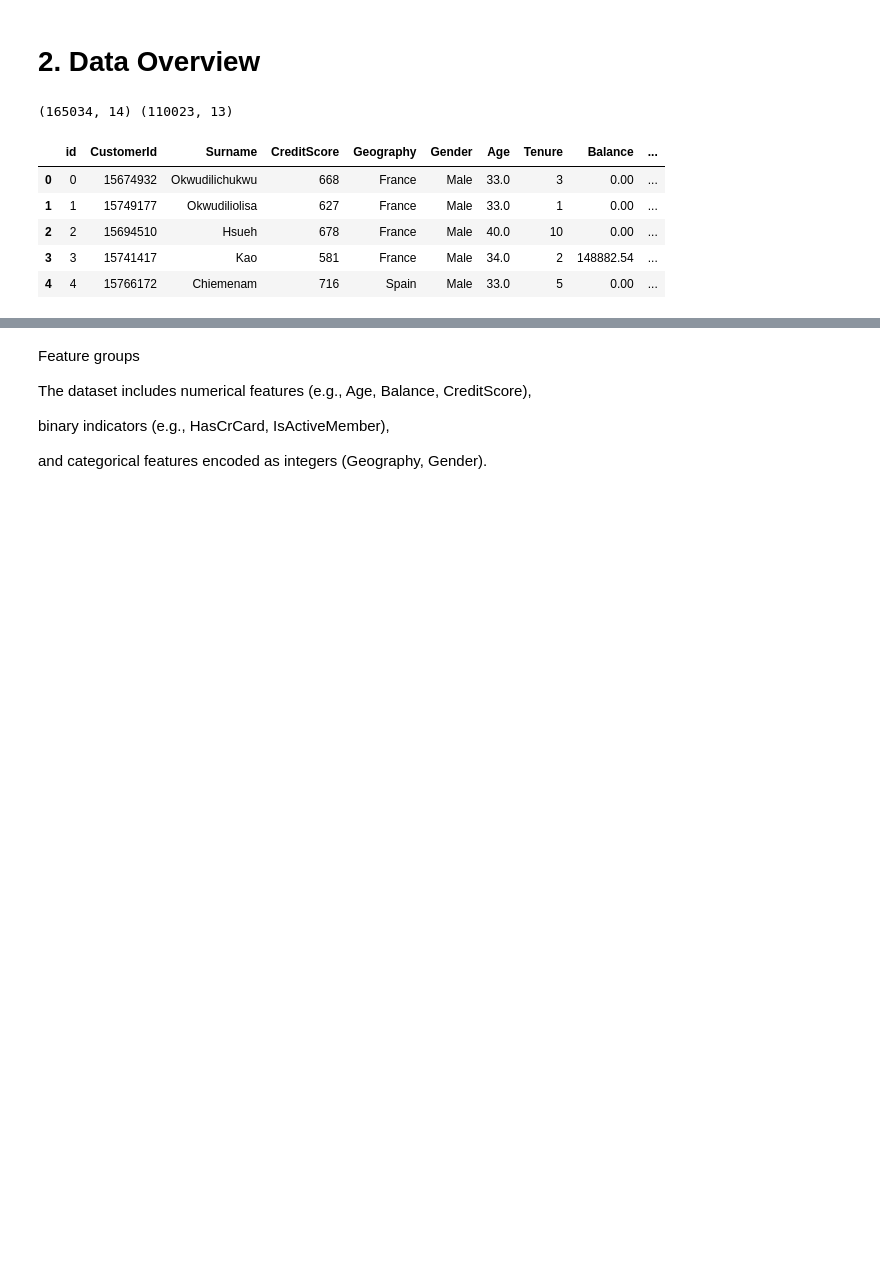
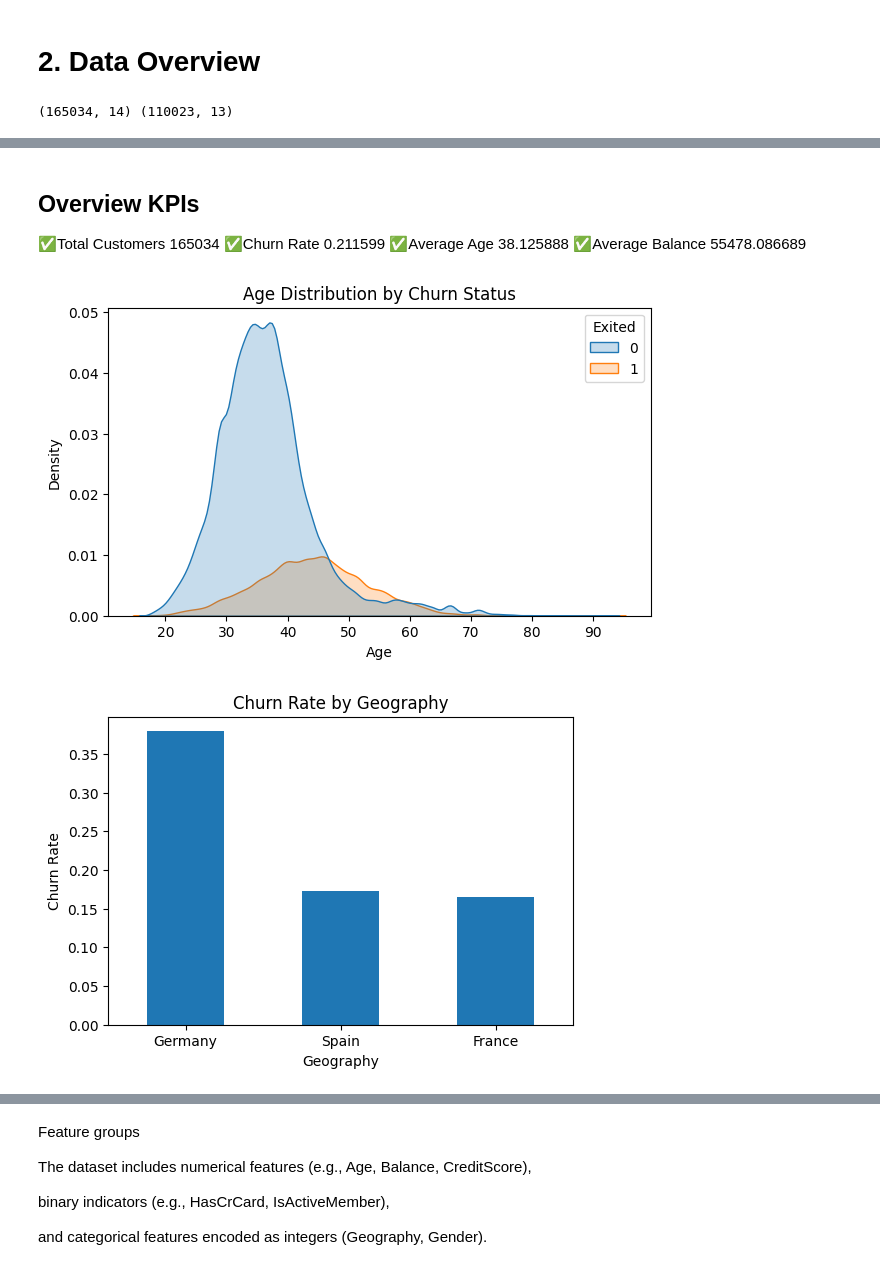
Before and after one commit to wangleboro/churn-prediction-gbdt, a Jupyter notebook: churn-prediction.ipynb, the cells around one changed output, grey strips where cells are left out. Drawn from its saved outputs; the diff is of its cells as text; code cells hidden in the pictures; blank space fills up the shorter version.

```diff
--- a/churn-prediction.ipynb
+++ b/churn-prediction.ipynb
@@ -120,15 +120,8 @@ test  = pd.read_csv("/kaggle/input/binary-battle-ml-bank-customer-churn-challeng
 # 2. Data Overview
 # %%
 print(train.shape, test.shape)
-train.head()
 # %% [output]
 (165034, 14) (110023, 13)
-|  | id | CustomerId | Surname | CreditScore | Geography | Gender | Age | Tenure | Balance | ... |
-| 0 | 0 | 15674932 | Okwudilichukwu | 668 | France | Male | 33.0 | 3 | 0.00 | ... |
-| 1 | 1 | 15749177 | Okwudiliolisa | 627 | France | Male | 33.0 | 1 | 0.00 | ... |
-| 2 | 2 | 15694510 | Hsueh | 678 | France | Male | 40.0 | 10 | 0.00 | ... |
-| 3 | 3 | 15741417 | Kao | 581 | France | Male | 34.0 | 2 | 148882.54 | ... |
-| 4 | 4 | 15766172 | Chiemenam | 716 | Spain | Male | 33.0 | 5 | 0.00 | ... |
 # %%
 train.describe(include='all').T
 # %% [output]
@@ -147,6 +140,33 @@ train.describe(include='all').T
 | IsActiveMember | 165034.0 | NaN | NaN | NaN | 0.49777 | 0.499997 | 0.0 | 0.0 | 0.0 | 1.0 | 1.0 |
 | EstimatedSalary | 165034.0 | NaN | NaN | NaN | 112574.822734 | 50292.865585 | 11.58 | 74637.57 | 117948.0 | 155152.4675 | 199992.48 |
 | Exited | 165034.0 | NaN | NaN | NaN | 0.211599 | 0.408443 | 0.0 | 0.0 | 0.0 | 0.0 | 1.0 |
+# %% [markdown]
+##  Overview KPIs
+
+✅Total Customers 165034
+✅Churn Rate 0.211599
+✅Average Age 38.125888
+✅Average Balance 55478.086689
+# %%
+plt.figure(figsize=(7,4))
+sns.kdeplot(data=train, x='Age', hue='Exited', fill=True)
+plt.title('Age Distribution by Churn Status')
+plt.xlabel('Age')
+plt.ylabel('Density')
+plt.show()
+
+
+geo_churn = train.groupby('Geography')['Exited'].mean().sort_values(ascending=False)
+plt.figure(figsize=(6,4))
+geo_churn.plot(kind='bar')
+plt.title('Churn Rate by Geography')
+plt.xlabel('Geography')
+plt.ylabel('Churn Rate')
+plt.xticks(rotation=0)
+plt.show()
+# %% [output]
+[figure, added]
+[figure, added]
 # %%
 test.describe(include='all').T
 # %% [output]
```
Also changed, not shown: parts of 1 cell of this notebook.
